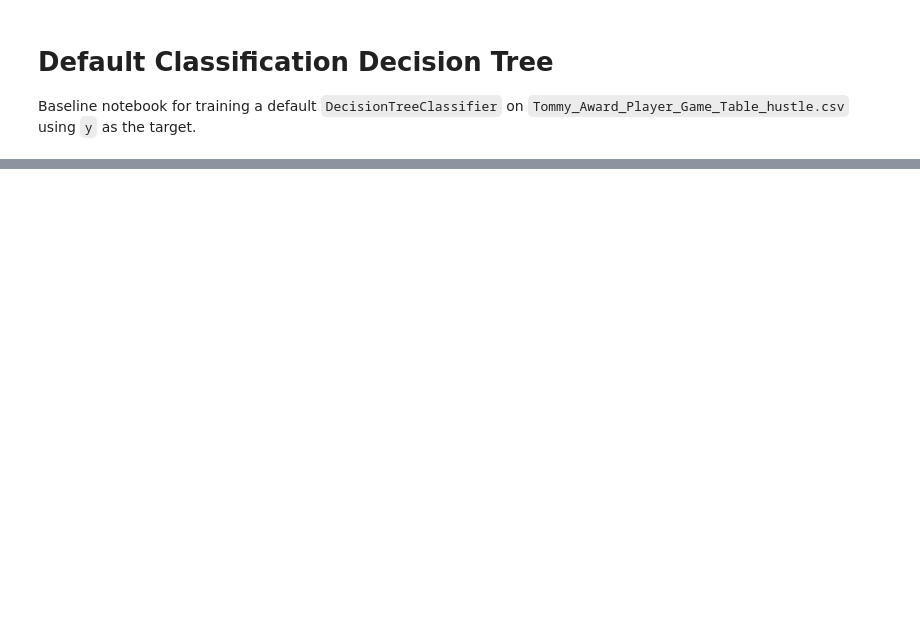
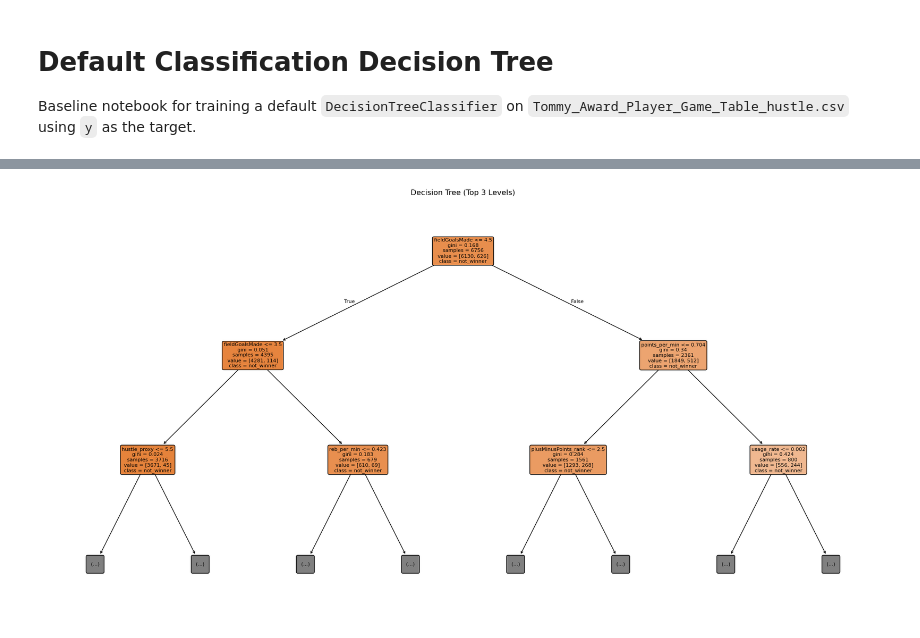
Before and after one commit to Tttaussig33/tommy-award-analysis, a Jupyter notebook: default_decision_tree_classifier.ipynb, the cells around one changed output, grey strips where cells are left out. Drawn from its saved outputs; the diff is of its cells as text; code cells hidden in the pictures; blank space fills up the shorter version.

Commit message:
Make decision tree

```diff
--- a/default_decision_tree_classifier.ipynb
+++ b/default_decision_tree_classifier.ipynb
@@ -119,0 +362,20 @@ pd.DataFrame([metrics])
+# %%
+from sklearn import tree
+import matplotlib.pyplot as plt
+
+# Step 6: Visualize the decision tree.
+# Limit displayed depth so the plot remains readable with many features.
+plt.figure(figsize=(24, 12))
+tree.plot_tree(
+    model,
+    feature_names=numeric_feature_cols,
+    class_names=["not_winner", "winner"],
+    filled=True,
+    rounded=True,
+    fontsize=8,
+    max_depth=2,
+)
+plt.title("Decision Tree (Top 3 Levels)")
+plt.show()
+# %% [output]
+[figure, added]
```
Also changed, not shown: parts of 12 cells of this notebook, 3 other files.
